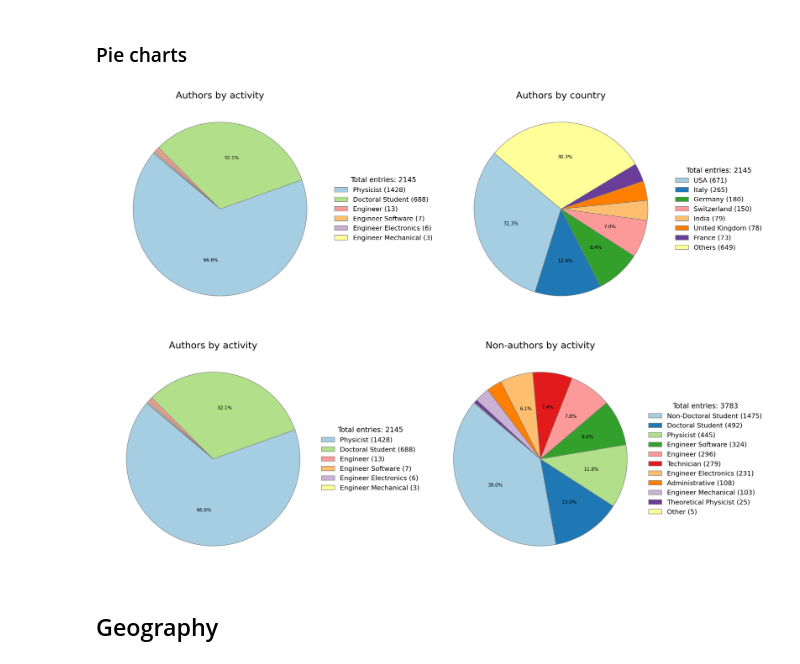
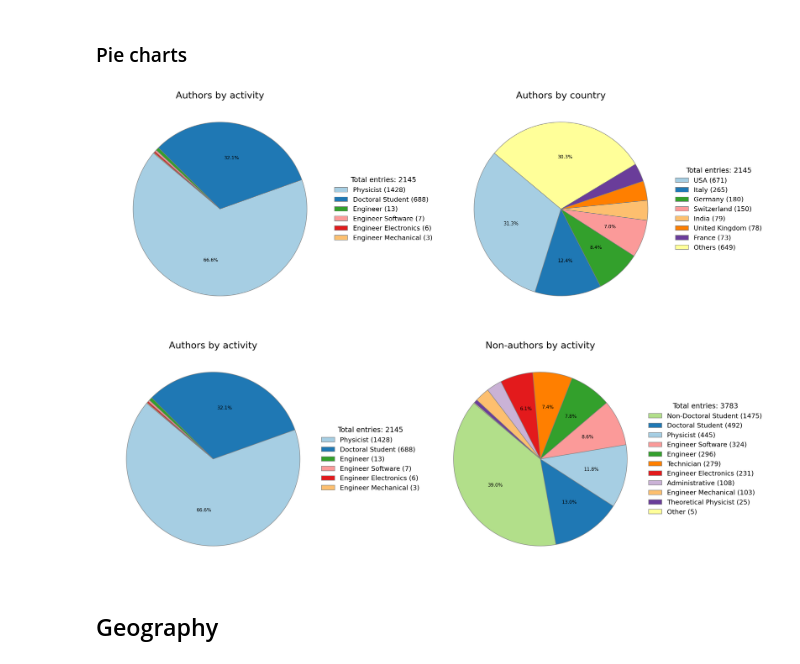
Before and after one commit to phazarik/cms-members-geodata, a Jupyter notebook: analyzeMembers.ipynb, the cells around one changed output. Cells and saved outputs as stored; diff of their text form; code cells hidden in the pictures.

```diff
--- a/analyzeMembers.ipynb
+++ b/analyzeMembers.ipynb
@@ -26,8 +26,8 @@ print('Ready!')
 # %% [output]
 Ready!
 # %%
-df_people = pd.read_excel("iCMS auto-generated/CMS members.xlsx")
-df_inst   = pd.read_excel("iCMS auto-generated/CMS institutes.xlsx")
+df_people = pd.read_excel("iCMS_auto-generated/CMS members.xlsx")
+df_inst   = pd.read_excel("iCMS_auto-generated/CMS institutes.xlsx")
 print('Auto-generated speadsheets converted to df.\n')
 
 print(df_people.columns)
@@ -160,6 +160,22 @@ plt.show()
 # %% [markdown]
 ### Pie charts
 # %%
+base_cmap = matplotlib.colormaps.get_cmap('Paired')
+fixed_labels = [
+    "Physicist",
+    "Doctoral Student",
+    "Non-Doctoral Student",
+    "Engineer",
+    "Engineer Software",
+    "Engineer Electronics",
+    "Engineer Mechanical",
+    "Technician",
+    "Administrative",
+    "Theoretical Physicist",
+    "Others"
+]
+fixed_colors = {label: matplotlib.colors.to_hex(base_cmap(i)) for i, label in enumerate(fixed_labels)}
+
 def make_pie(ax, series, title, max_slices=10, cmap_name='Paired'):
     counts = series.value_counts()
     total = counts.sum()
@@ -169,40 +185,42 @@ def make_pie(ax, series, title, max_slices=10, cmap_name='Paired'):
         others = counts.iloc[max_slices:].sum()
         counts = pd.concat([counts_top, pd.Series({'Others': others})])
 
-    cmap = matplotlib.colormaps[cmap_name]
-    colors = [cmap(i / len(counts)) for i in range(len(counts))]
+    #cmap = matplotlib.colormaps[cmap_name]
+    cmap = matplotlib.colormaps.get_cmap(cmap_name)
+    colors_fallback = [cmap(i / len(counts)) for i in range(len(counts))]
+    colors = [fixed_colors.get(cat, colors_fallback[i])  for i, cat in enumerate(counts.index)]
 
     def autopct_func(pct): return f'{pct:.1f}%' if pct >= 5 else ''
-
     wedges, _, _ = ax.pie(
         counts.values,
         center=(-0.1, 0),
         autopct=autopct_func,
         startangle=140,
         colors=colors,
         wedgeprops={'edgecolor': 'gray', 'linewidth': 1},
         textprops={'fontsize': 10}
     )
     ax.set_aspect('equal', adjustable='datalim')
     ax.autoscale_view()
     ax.set_title(title, fontsize=20, pad=1)
 
     labels_with_counts = [f"{cat} ({cnt})" for cat, cnt in zip(counts.index, counts.values)]
     ax.legend(
         wedges, labels_with_counts,
         loc='center left', bbox_to_anchor=(0.95, 0.5),
         fontsize=14, title=f'Total entries: {total}', title_fontsize=15,
         frameon=False
     )
 
 fig, axes = plt.subplots(1, 2, figsize=(20, 7), dpi=150)
 make_pie(axes[0], df['Activity'], 'Authors by activity')
 make_pie(axes[1], df['Country'], 'Authors by country', max_slices=7)
 plt.tight_layout()
 plt.savefig('plots/piechart_authors.png', bbox_inches='tight', pad_inches=0.25)
+plt.savefig('plots/piechart_authors.svg', bbox_inches='tight', pad_inches=0, transparent=True)
 plt.show()
 # %% [output]
-[figure, old version]
+[figure, new version]
 # %%
 authors_activity = df_all.loc[(df_all['Authorship'] == True) & (df_all['Status'] == 'CMS'), 'Activity']
 non_authors_activity = df_all.loc[(df_all['Authorship'] == False) & (df_all['Status'] == 'CMS'), 'Activity']
@@ -212,9 +230,10 @@ make_pie(axes[0], authors_activity, 'Authors by activity', max_slices=None)
 make_pie(axes[1], non_authors_activity, 'Non-authors by activity', max_slices=None)
 plt.tight_layout()
 plt.savefig('plots/piechart_authors-vs-nonauthors.png', bbox_inches='tight', pad_inches=0.25)
+plt.savefig('plots/piechart_authors-vs-nonauthors.svg', bbox_inches='tight', pad_inches=0, transparent=True)
 plt.show()
 # %% [output]
-[figure, old version]
+[figure, new version]
 # %% [markdown]
 ## Geography
 # %%
```
Also changed, not shown: parts of 3 cells of this notebook, 10 other files.
